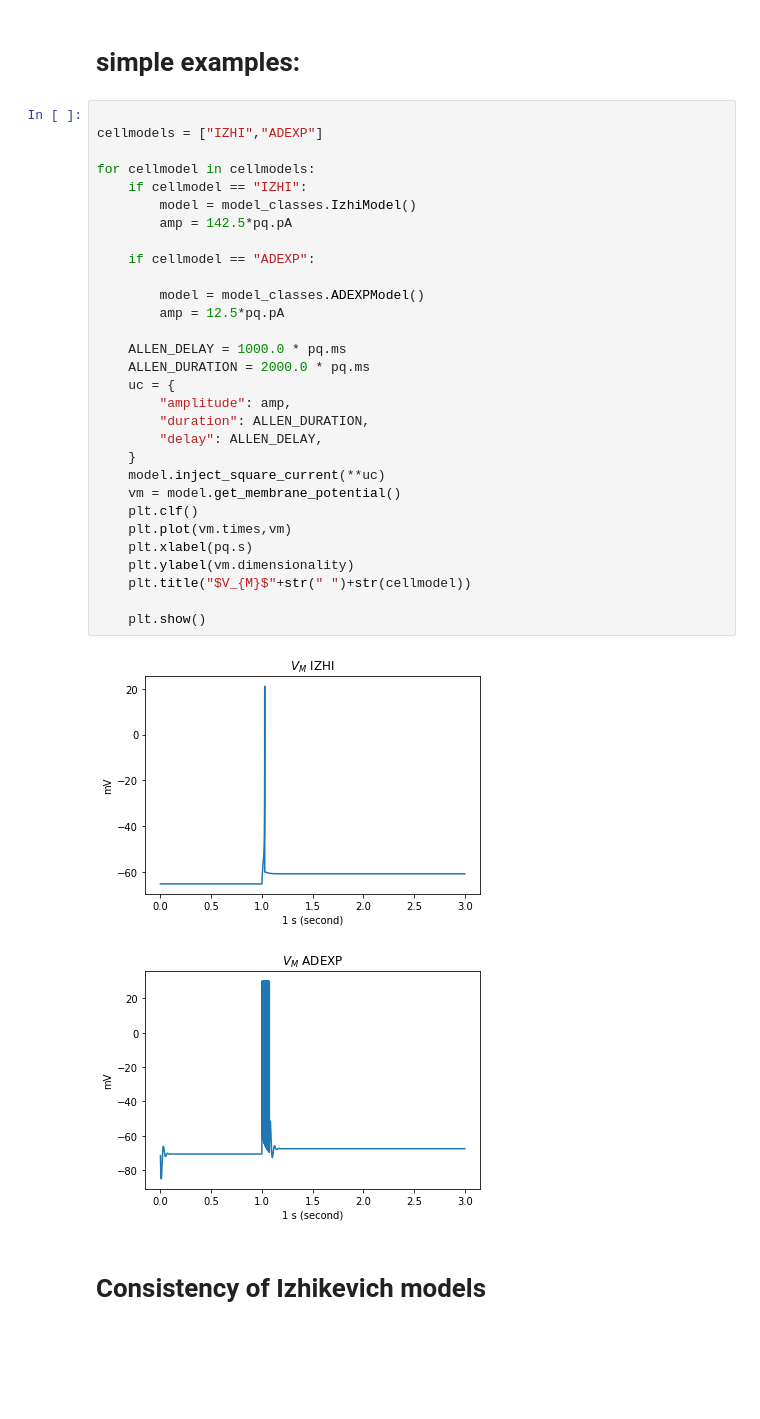
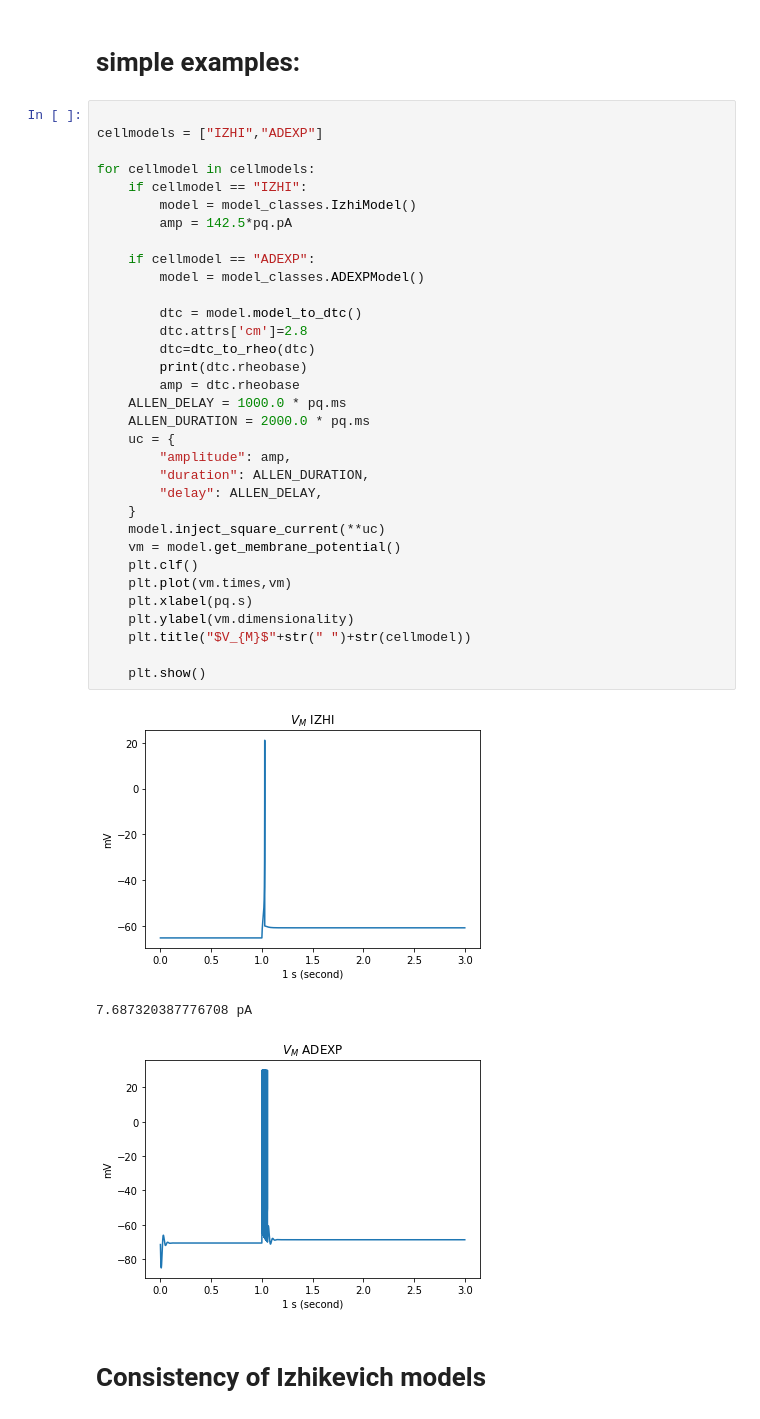
Before and after one commit to russelljjarvis/jit_hub, a Jupyter notebook: jithub/examples/backend_test.ipynb, the cells around one changed output. Cells and saved outputs as stored; diff of their text form; blank space fills up the shorter version.

Commit message:
dispensed with DataTC notion. Now useful functions in DataTC are inherited directly into the model

```diff
--- a/jithub/examples/backend_test.ipynb
+++ b/jithub/examples/backend_test.ipynb
@@ -14,36 +15,40 @@ import unittest
 # %%
 
 cellmodels = ["IZHI","ADEXP"]
 
 for cellmodel in cellmodels:
     if cellmodel == "IZHI":
         model = model_classes.IzhiModel()
         amp = 142.5*pq.pA
 
     if cellmodel == "ADEXP":
+        model = model_classes.ADEXPModel()
 
-        model = model_classes.ADEXPModel()
-        amp = 12.5*pq.pA
-
+        dtc = model.model_to_dtc()
+        dtc.attrs['cm']=2.8
+        dtc=dtc_to_rheo(dtc)
+        print(dtc.rheobase)
+        amp = dtc.rheobase
     ALLEN_DELAY = 1000.0 * pq.ms
     ALLEN_DURATION = 2000.0 * pq.ms
     uc = {
         "amplitude": amp,
         "duration": ALLEN_DURATION,
         "delay": ALLEN_DELAY,
     }
     model.inject_square_current(**uc)
     vm = model.get_membrane_potential()
     plt.clf()
     plt.plot(vm.times,vm)
     plt.xlabel(pq.s)
     plt.ylabel(vm.dimensionality)
     plt.title("$V_{M}$"+str(" ")+str(cellmodel))
 
     plt.show()
 # %% [output]
 [figure]
+7.687320387776708 pA
-[figure, old version]
+[figure, new version]
 # %% [markdown]
 # Consistency of Izhikevich models
 # %%
```
Also changed, not shown: parts of 2 cells of this notebook, 6 other files.
